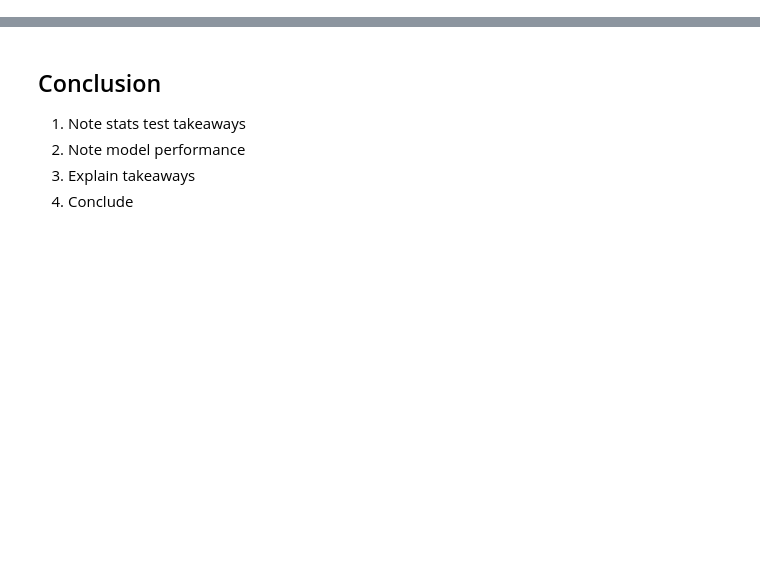
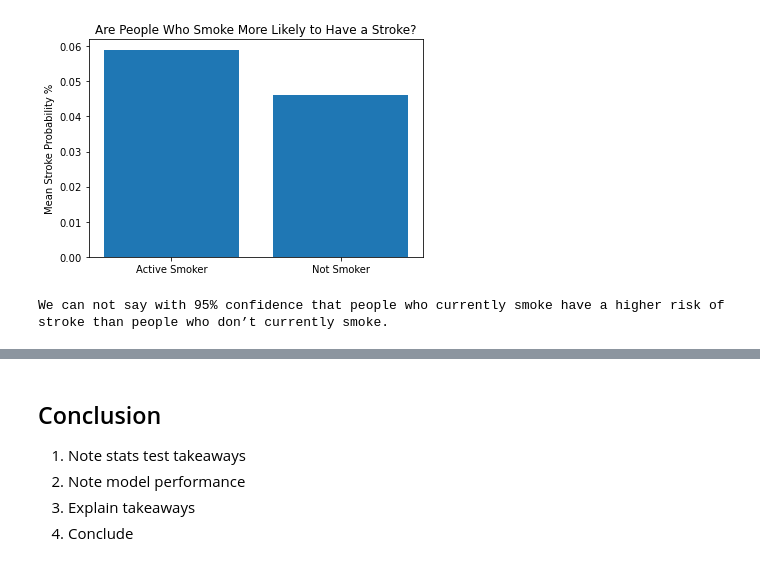
Before and after one commit to stroke-predictors/germain-capstone-stoke-prediction, a Jupyter notebook: final_notebook.ipynb, the cells around one changed output, grey strips where cells are left out. Cells and saved outputs as stored; diff of their text form; code cells hidden in the pictures; blank space fills up the shorter version.

```diff
--- a/final_notebook.ipynb
+++ b/final_notebook.ipynb
@@ -142,0 +186,26 @@
+# %%
+# prepare: create samples for current smokers and those who are not currently smoking
+active_smoker = train[train.current_smoker == True]
+not_active_smoker = train[train.current_smoker == False]
+# %%
+# visualize: plot sample means for stroke
+heights = [round(active_smoker.stroke.mean(), 3), round(not_active_smoker.stroke.mean(), 3)]
+x_labels = ['Active Smoker', 'Not Smoker']
+plt.bar(x=x_labels, height=heights)
+plt.title('Are People Who Smoke More Likely to Have a Stroke?')
+plt.ylabel("Mean Stroke Probability %")
+plt.show()
+# %% [output]
+[figure, added]
+# %%
+# test: set alpha
+alpha = .05
+# run mannwhitney u test
+t, p = stats.mannwhitneyu(active_smoker.stroke, not_active_smoker.stroke, alternative='greater')
+# output results
+if p < alpha and t > 0:
+    print('People that currently smoke have a higher risk of stroke than people that don’t currently smoke.')
+else:
+    print('We can not say with 95% confidence that people who currently smoke have a higher risk of stroke than people who don’t currently smoke.')
+# %% [output]
+We can not say with 95% confidence that people who currently smoke have a higher risk of stroke than people who don’t currently smoke.
```
Also changed, not shown: parts of 68 cells of this notebook.
